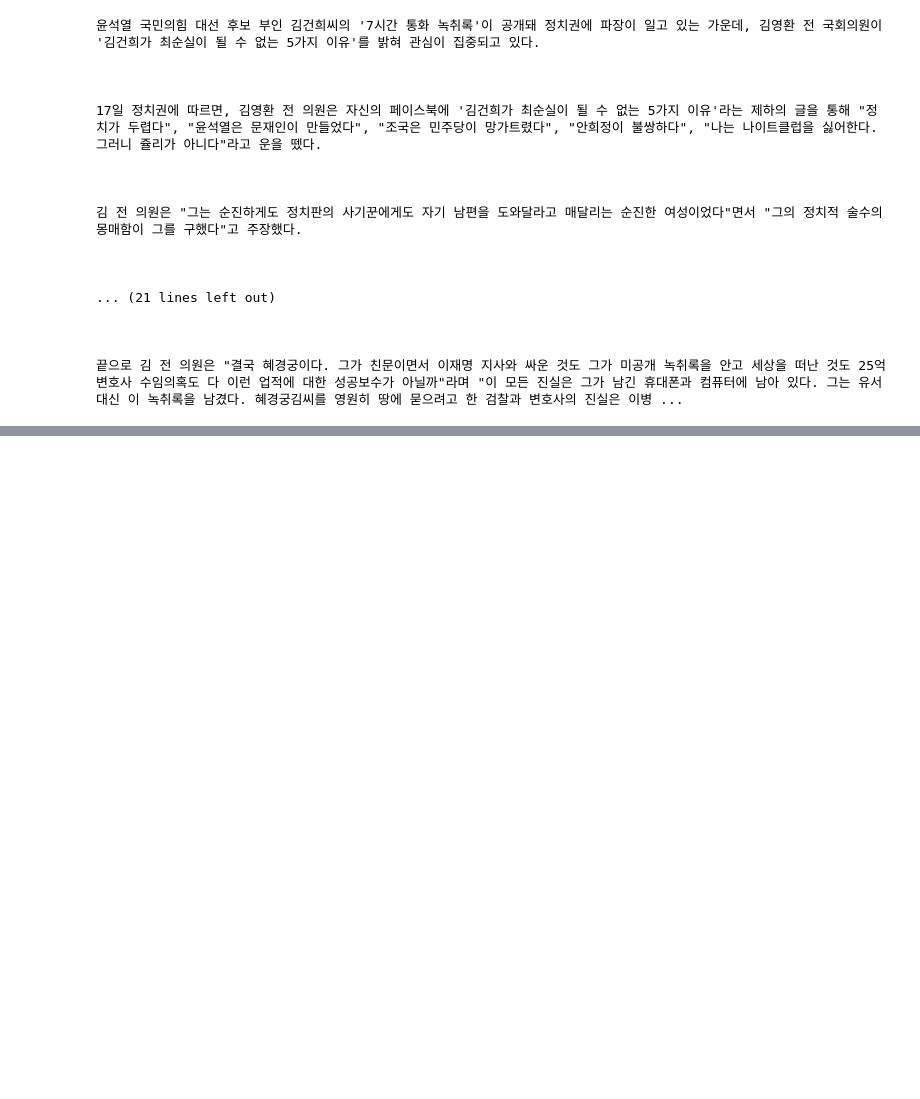
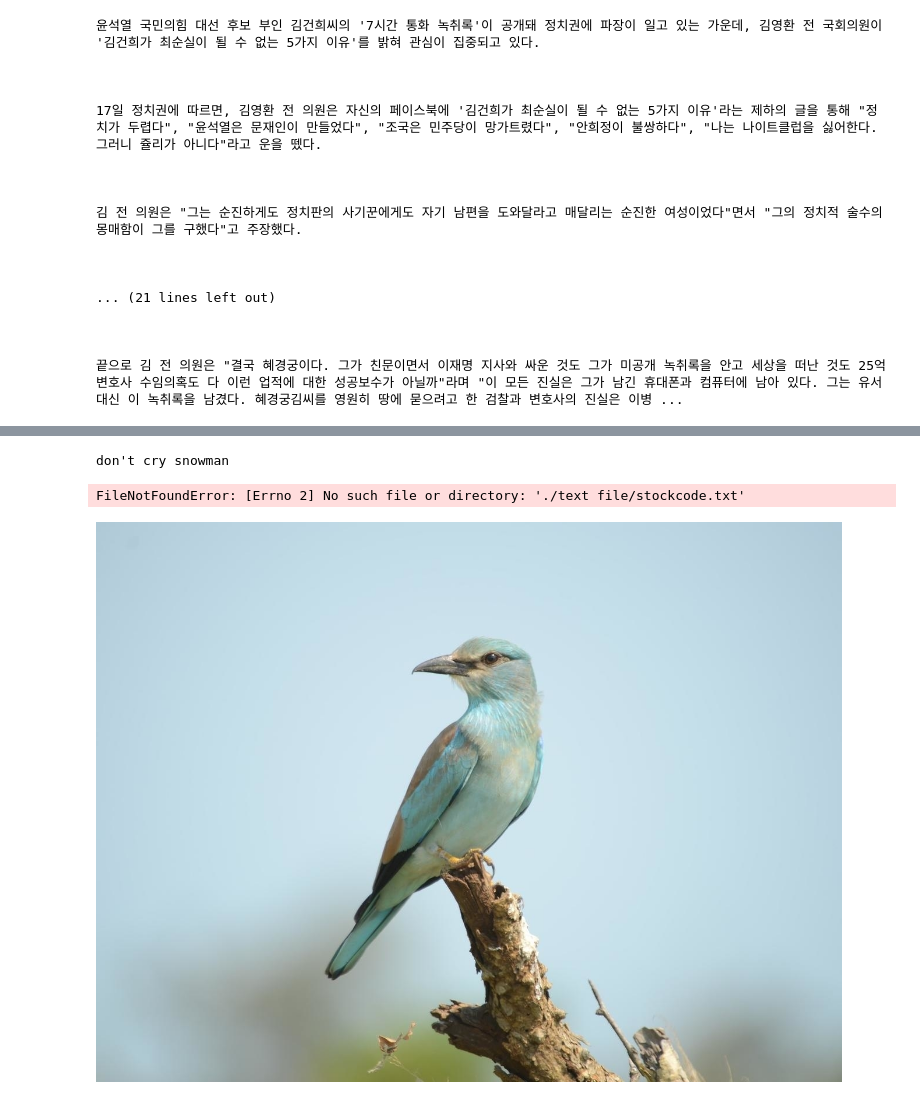
Before and after one commit to rjsgn1209/python-test, a Jupyter notebook: python code review.ipynb, the cells around one changed output, grey strips where cells are left out. Cells and saved outputs as stored; diff of their text form; code cells hidden in the pictures; blank space fills up the shorter version.

```diff
--- a/python code review.ipynb
+++ b/python code review.ipynb
@@ -835,0 +934,9 @@ for line in f:
+# %%
+st = input()
+
+with open('ban.txt', 'w') as f:
+    f.write(st)
+with open('ban.txt', 'r') as f:
+    text = f.read()
+# %% [output]
+don't cry snowman
@@ -835,0 +945,14 @@ for line in f:
+# %%
+with open("./text file/stockcode.txt", 'r') as f:
+    text = f.read()
+
+print(text)
+
+with open("stockcode_copy.txt", "w") as f:
+    f.write(text)
+
+with open("stockcode_copy.txt", "r") as f:
+    text = f.read()
+print(text)
+# %% [output]
+FileNotFoundError: [Errno 2] No such file or directory: './text file/stockcode.txt'
@@ -835,0 +975,5 @@ for line in f:
+# %%
+from IPython.display import Image
+Image('./text_file/bird_copy.jpg')
+# %% [output]
+[figure, added]
```
Also changed, not shown: parts of 48 cells of this notebook, 9 other files.
